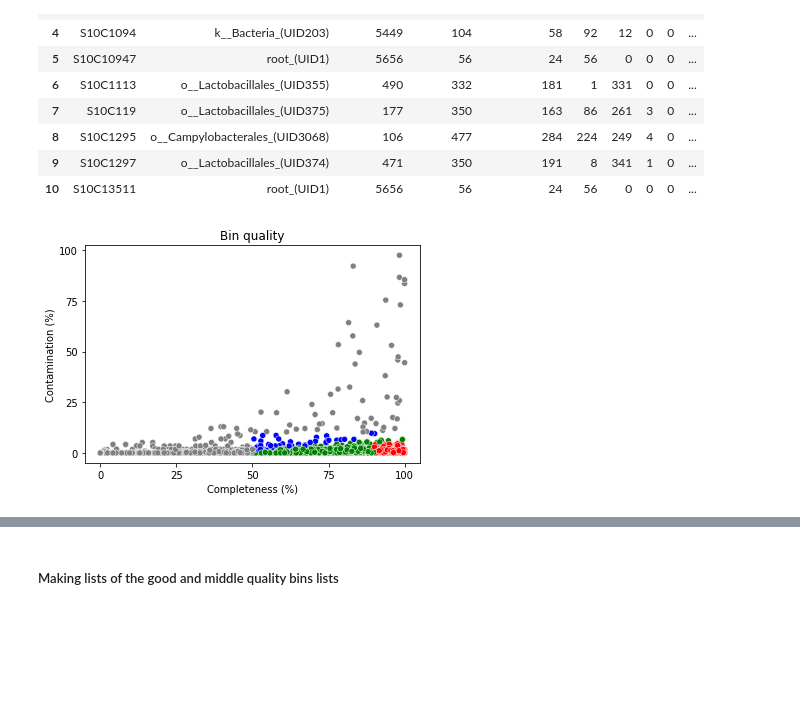
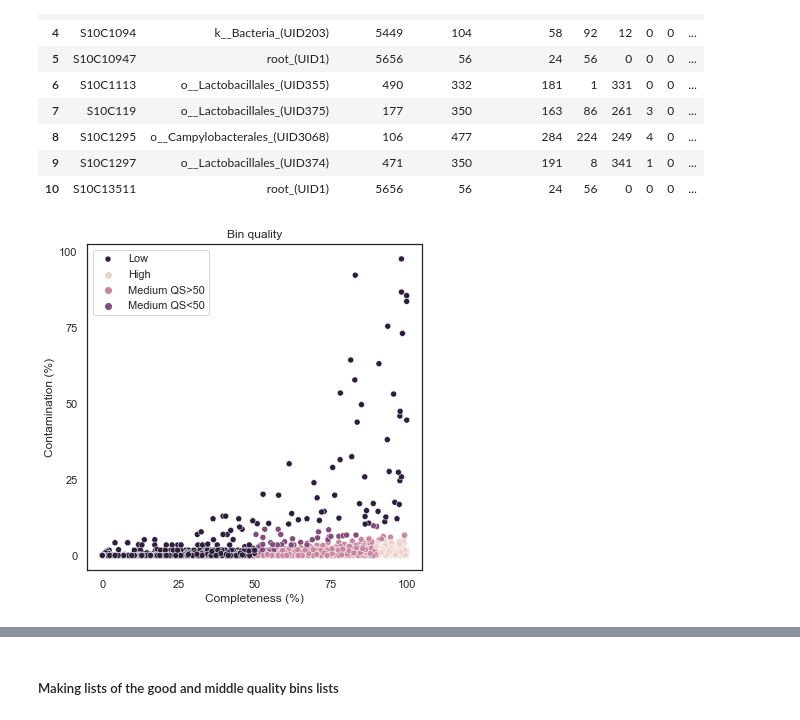
Before and after one commit to m3j/thesis_code, a Jupyter notebook: CheckM_plot.ipynb, the cells around one changed output, grey strips where cells are left out. Saved outputs shown, nothing was run; the diff lists cells and outputs as text; code cells hidden in the pictures; blank space fills up the shorter version.

```diff
--- a/CheckM_plot.ipynb
+++ b/CheckM_plot.ipynb
@@ -10,7 +10,7 @@ import seaborn as sns
 # %% [markdown]
 #### Reading and opening CheckM results file with completeness and contamination values
 # %%
-f = open("CheckM_results_file", "r")
+f = open("data56_related files/CheckM_results_file", "r")
 file = f.read()
 # %% [markdown]
 #### Creating list and dataframe
@@ -145,16 +145,16 @@ def conditions(s):
     QS = s['Completeness'] - (5 * s['Contamination'])
 
     if (s['Contamination'] < 5) and (s['Completeness'] > 90):
-        return 0
+        return int(0)
     elif (s['Contamination'] < 10) and (s['Completeness'] > 50) and QS > 50:
-        return 1
+        return int(1)
     elif (s['Contamination'] < 10) and (s['Completeness'] > 50) and QS <= 50:
-        return 2
+        return int(2)
     else:
-        return 3
+        return int(3)
 # %%
 df_cont_below_100['bin_class'] = df_cont_below_100.apply(conditions, axis=1)
-df['bin_class'] = df_cont_below_100.apply(conditions, axis=1)
+df['bin_class'] = df.apply(conditions, axis=1)
 # %%
 df_cont_below_100.head(10)
 # %% [output]
@@ -172,15 +172,16 @@ df_cont_below_100.head(10)
 # %%
 colormap = np.array(['red', 'green', 'blue', 'grey'])
 
-sns.scatterplot(df_cont_below_100.Completeness, df_cont_below_100.Contamination, c=colormap[df_cont_below_100['bin_class']])
-
+# sns.scatterplot(df_cont_below_100.Completeness, df_cont_below_100.Contamination, c=colormap[df_cont_below_100['bin_class']])
+sns.scatterplot(df_cont_below_100.Completeness, df_cont_below_100.Contamination, hue = df.bin_class)
 
 plt.title('Bin quality')
 plt.xlabel('Completeness (%)')
 plt.ylabel('Contamination (%)')
 plt.xticks(np.arange(0, 101, 25))
 plt.yticks(np.arange(0, 101, 25))
+plt.legend( loc='upper left', labels=['Low', 'High', 'Medium QS>50', 'Medium QS<50'])
 
 plt.show()
 # %% [output]
-[figure, old version]
+[figure, new version]
```
Also changed, not shown: parts of 15 cells of this notebook, 18 other files.
